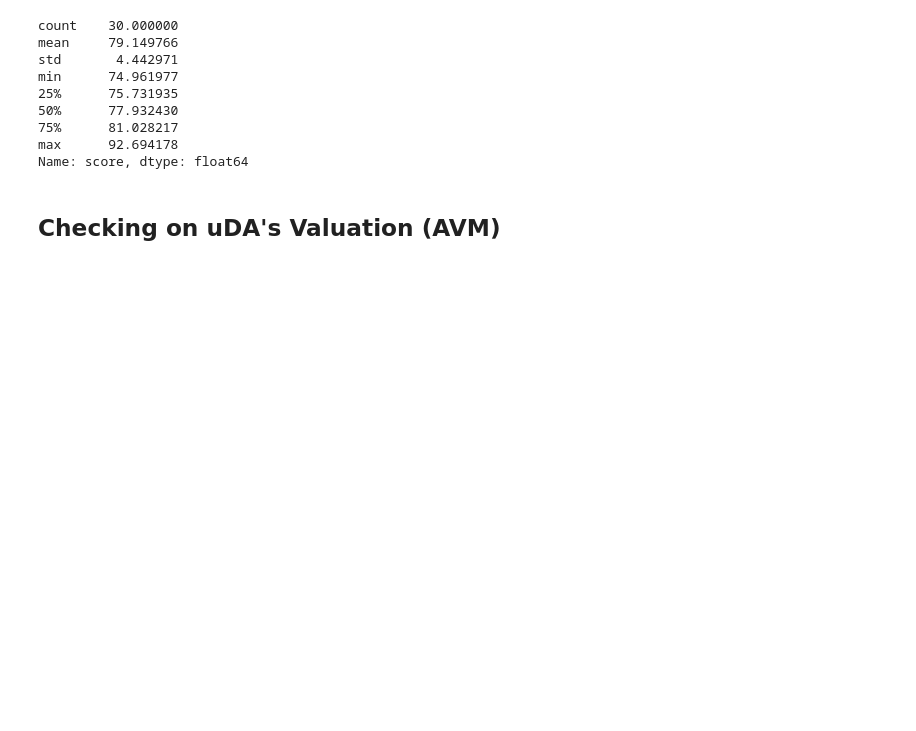
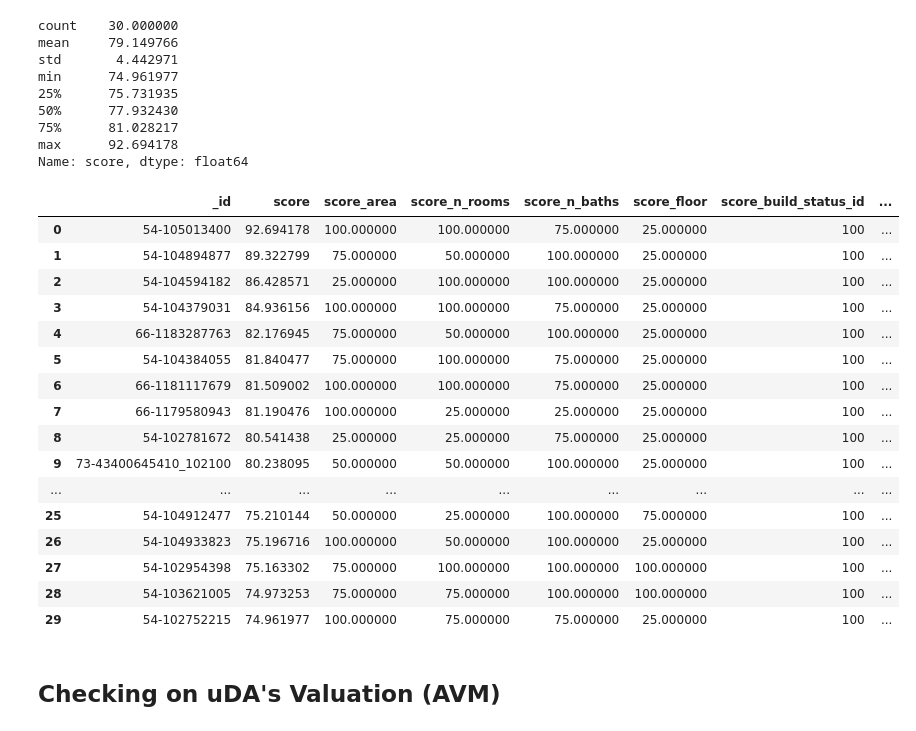
Before and after one commit to urbandataanalytics/pulse-api-getting-started, a Jupyter notebook: 2-Search.ipynb, the cells around one changed output. Cells and saved outputs as stored; diff of their text form; code cells hidden in the pictures; blank space fills up the shorter version.

```diff
--- a/2-Search.ipynb
+++ b/2-Search.ipynb
@@ -106,6 +104,26 @@ min      74.961977
 75%      81.028217
 max      92.694178
 Name: score, dtype: float64
+# %%
+search.score()
+# %% [output]
+|  | _id | score | score_area | score_n_rooms | score_n_baths | score_floor | score_build_status_id | ... |
+| 0 | 54-105013400 | 92.694178 | 100.000000 | 100.000000 | 75.000000 | 25.000000 | 100 | ... |
+| 1 | 54-104894877 | 89.322799 | 75.000000 | 50.000000 | 100.000000 | 25.000000 | 100 | ... |
+| 2 | 54-104594182 | 86.428571 | 25.000000 | 100.000000 | 100.000000 | 25.000000 | 100 | ... |
+| 3 | 54-104379031 | 84.936156 | 100.000000 | 100.000000 | 75.000000 | 25.000000 | 100 | ... |
+| 4 | 66-1183287763 | 82.176945 | 75.000000 | 50.000000 | 100.000000 | 25.000000 | 100 | ... |
+| 5 | 54-104384055 | 81.840477 | 75.000000 | 100.000000 | 75.000000 | 25.000000 | 100 | ... |
+| 6 | 66-1181117679 | 81.509002 | 100.000000 | 100.000000 | 75.000000 | 25.000000 | 100 | ... |
+| 7 | 66-1179580943 | 81.190476 | 100.000000 | 25.000000 | 25.000000 | 25.000000 | 100 | ... |
+| 8 | 54-102781672 | 80.541438 | 25.000000 | 25.000000 | 75.000000 | 25.000000 | 100 | ... |
+| 9 | 73-43400645410_102100 | 80.238095 | 50.000000 | 50.000000 | 100.000000 | 25.000000 | 100 | ... |
+| ... | ... | ... | ... | ... | ... | ... | ... | ... |
+| 25 | 54-104912477 | 75.210144 | 50.000000 | 25.000000 | 100.000000 | 75.000000 | 100 | ... |
+| 26 | 54-104933823 | 75.196716 | 100.000000 | 50.000000 | 100.000000 | 25.000000 | 100 | ... |
+| 27 | 54-102954398 | 75.163302 | 75.000000 | 100.000000 | 100.000000 | 100.000000 | 100 | ... |
+| 28 | 54-103621005 | 74.973253 | 75.000000 | 75.000000 | 100.000000 | 100.000000 | 100 | ... |
+| 29 | 54-102752215 | 74.961977 | 100.000000 | 75.000000 | 75.000000 | 25.000000 | 100 | ... |
 # %% [markdown]
 ## Checking on uDA's Valuation (AVM)
 # %%
```
Also changed, not shown: parts of 1 cell of this notebook.
